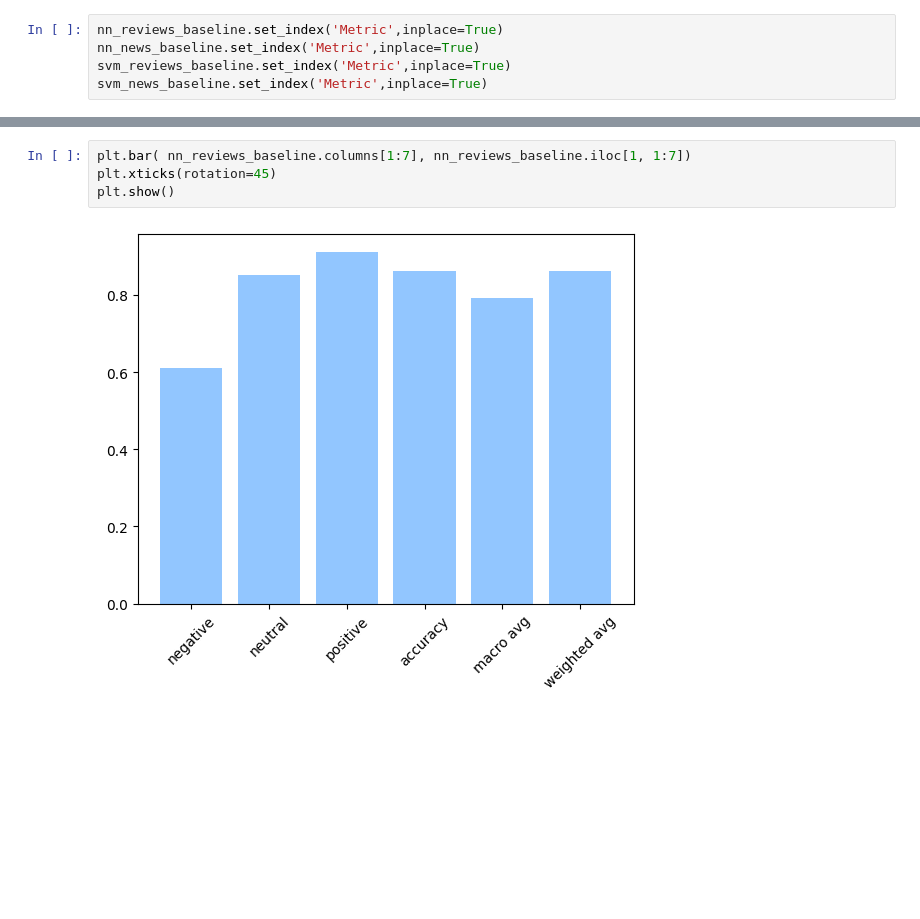
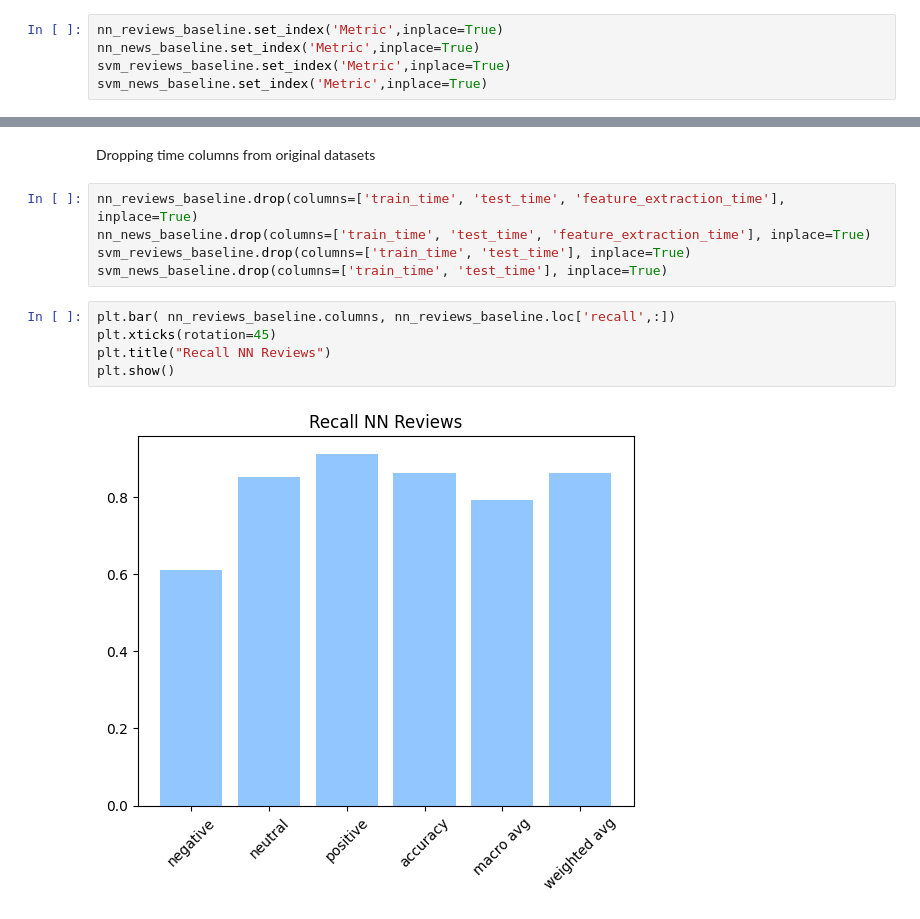
Before and after one commit to r-gg/ml-37, a Jupyter notebook: Exercise 3/results_comparison.ipynb, the cells around one changed output, grey strips where cells are left out. Drawn from its saved outputs; the diff is of its cells as text; blank space fills up the shorter version.

Commit message:
Add more plots to results_comparison.ipynbs

```diff
--- a/Exercise 3/results_comparison.ipynb
+++ b/Exercise 3/results_comparison.ipynb
@@ -27,6 +55,14 @@ svm_news_baseline.set_index('Metric',inplace=True)
+# %% [markdown]
+Dropping time columns from original datasets
+# %%
+nn_reviews_baseline.drop(columns=['train_time', 'test_time', 'feature_extraction_time'], inplace=True)
+nn_news_baseline.drop(columns=['train_time', 'test_time', 'feature_extraction_time'], inplace=True)
+svm_reviews_baseline.drop(columns=['train_time', 'test_time'], inplace=True)
+svm_news_baseline.drop(columns=['train_time', 'test_time'], inplace=True)
 # %%
-plt.bar( nn_reviews_baseline.columns[1:7], nn_reviews_baseline.iloc[1, 1:7])
+plt.bar( nn_reviews_baseline.columns, nn_reviews_baseline.loc['recall',:])
 plt.xticks(rotation=45)
+plt.title("Recall NN Reviews")
 plt.show()
 # %% [output]
-[figure, old version]
+[figure, new version]
```
Also changed, not shown: parts of 11 cells of this notebook.
